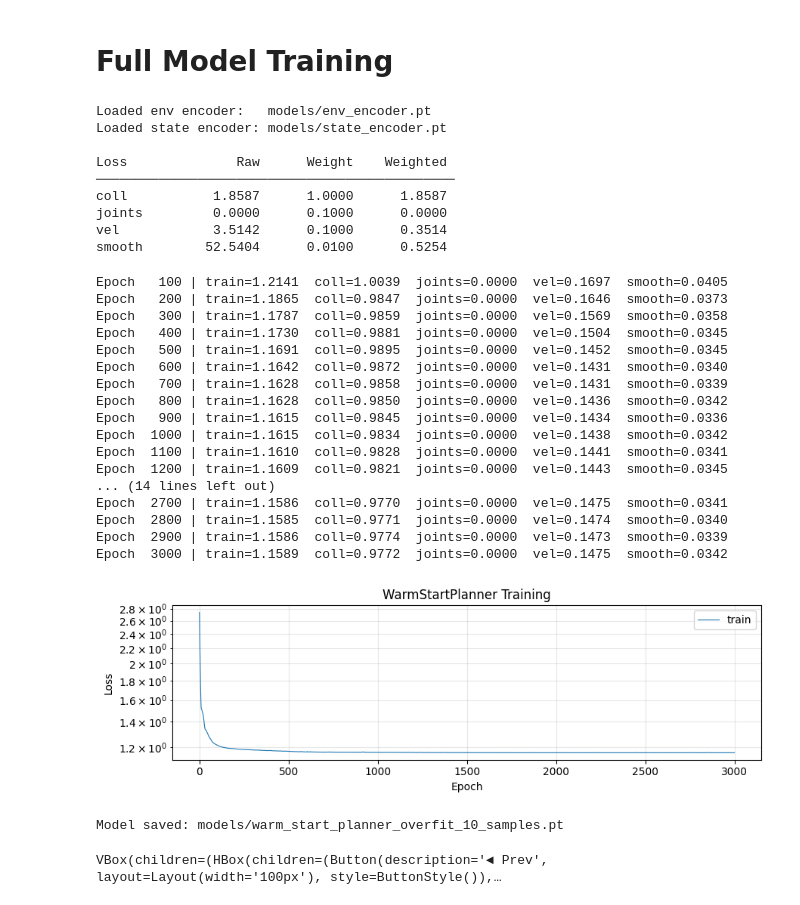
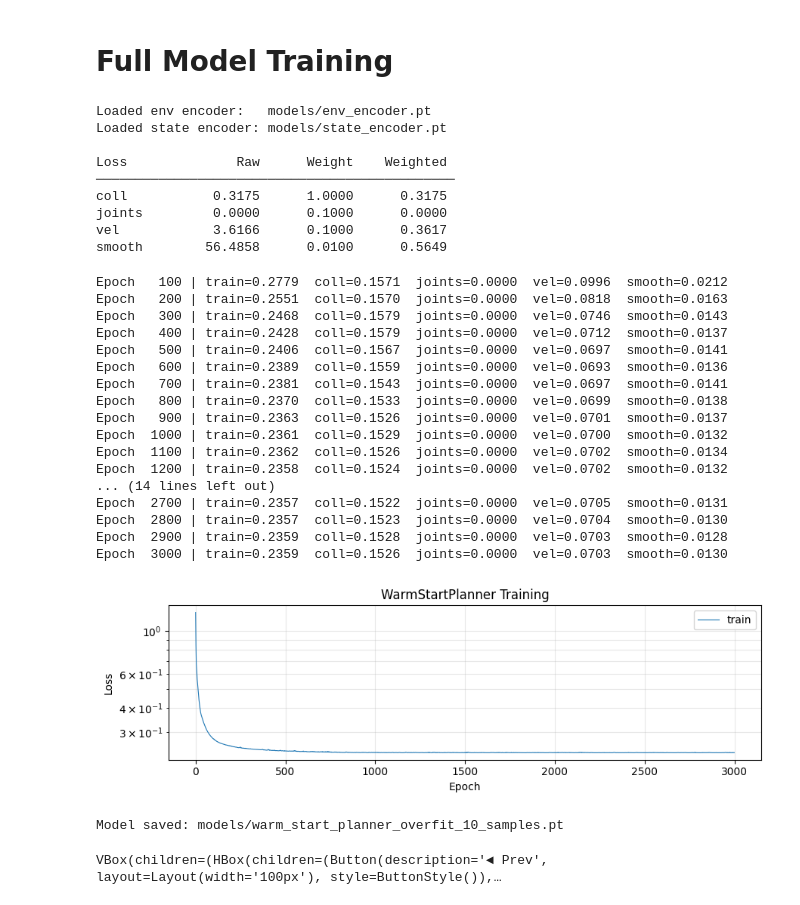
Before and after one commit to mangam-02/Self-Supervised-Learning-for-Robot-Motion-Planning, a Jupyter notebook: src/train.ipynb, the cells around one changed output. Saved outputs shown, nothing was run; the diff lists cells and outputs as text; code cells hidden in the pictures.

```diff
--- a/src/train.ipynb
+++ b/src/train.ipynb
@@ -30,54 +30,54 @@ model, history = train(
     T                   = 50,
     C                   = 10,
     # Pre-trained encoders (set to None to train from scratch)
     env_encoder_path    = "models/env_encoder.pt",
     state_encoder_path  = "models/state_encoder.pt",
     freeze_encoders     = True,
     # Training
     n_epochs            = 3000,
     batch_size          = 10,
     lr                  = 1e-3,
     # Loss weights
     w_coll              = 1.0,
     w_joints            = 0.1,
     w_smooth            = 0.01,
     w_velocity          = 0.1,
     # Loss parameters
-    collision_eps       = 0.5,
+    collision_eps       = 0.2,
     dt                  = 0.1,
     # Misc
     log_every           = 100,
     device              = None,
     save_path           = "models/warm_start_planner_overfit_10_samples.pt",
 )
 # %% [output]
 Loaded env encoder:   models/env_encoder.pt
 Loaded state encoder: models/state_encoder.pt
 
 Loss              Raw      Weight    Weighted
 ──────────────────────────────────────────────
-coll           1.8587      1.0000      1.8587
+coll           0.3175      1.0000      0.3175
 joints         0.0000      0.1000      0.0000
-vel            3.5142      0.1000      0.3514
-smooth        52.5404      0.0100      0.5254
+vel            3.6166      0.1000      0.3617
+smooth        56.4858      0.0100      0.5649
-Epoch   100 | train=1.2141  coll=1.0039  joints=0.0000  vel=0.1697  smooth=0.0405
-Epoch   200 | train=1.1865  coll=0.9847  joints=0.0000  vel=0.1646  smooth=0.0373
-Epoch   300 | train=1.1787  coll=0.9859  joints=0.0000  vel=0.1569  smooth=0.0358
-Epoch   400 | train=1.1730  coll=0.9881  joints=0.0000  vel=0.1504  smooth=0.0345
-Epoch   500 | train=1.1691  coll=0.9895  joints=0.0000  vel=0.1452  smooth=0.0345
-Epoch   600 | train=1.1642  coll=0.9872  joints=0.0000  vel=0.1431  smooth=0.0340
-Epoch   700 | train=1.1628  coll=0.9858  joints=0.0000  vel=0.1431  smooth=0.0339
-Epoch   800 | train=1.1628  coll=0.9850  joints=0.0000  vel=0.1436  smooth=0.0342
-Epoch   900 | train=1.1615  coll=0.9845  joints=0.0000  vel=0.1434  smooth=0.0336
-Epoch  1000 | train=1.1615  coll=0.9834  joints=0.0000  vel=0.1438  smooth=0.0342
-Epoch  1100 | train=1.1610  coll=0.9828  joints=0.0000  vel=0.1441  smooth=0.0341
-Epoch  1200 | train=1.1609  coll=0.9821  joints=0.0000  vel=0.1443  smooth=0.0345
+Epoch   100 | train=0.2779  coll=0.1571  joints=0.0000  vel=0.0996  smooth=0.0212
+Epoch   200 | train=0.2551  coll=0.1570  joints=0.0000  vel=0.0818  smooth=0.0163
+Epoch   300 | train=0.2468  coll=0.1579  joints=0.0000  vel=0.0746  smooth=0.0143
+Epoch   400 | train=0.2428  coll=0.1579  joints=0.0000  vel=0.0712  smooth=0.0137
+Epoch   500 | train=0.2406  coll=0.1567  joints=0.0000  vel=0.0697  smooth=0.0141
+Epoch   600 | train=0.2389  coll=0.1559  joints=0.0000  vel=0.0693  smooth=0.0136
+Epoch   700 | train=0.2381  coll=0.1543  joints=0.0000  vel=0.0697  smooth=0.0141
+Epoch   800 | train=0.2370  coll=0.1533  joints=0.0000  vel=0.0699  smooth=0.0138
+Epoch   900 | train=0.2363  coll=0.1526  joints=0.0000  vel=0.0701  smooth=0.0137
+Epoch  1000 | train=0.2361  coll=0.1529  joints=0.0000  vel=0.0700  smooth=0.0132
+Epoch  1100 | train=0.2362  coll=0.1526  joints=0.0000  vel=0.0702  smooth=0.0134
+Epoch  1200 | train=0.2358  coll=0.1524  joints=0.0000  vel=0.0702  smooth=0.0132
 ... (14 lines left out)
-Epoch  2700 | train=1.1586  coll=0.9770  joints=0.0000  vel=0.1475  smooth=0.0341
-Epoch  2800 | train=1.1585  coll=0.9771  joints=0.0000  vel=0.1474  smooth=0.0340
-Epoch  2900 | train=1.1586  coll=0.9774  joints=0.0000  vel=0.1473  smooth=0.0339
-Epoch  3000 | train=1.1589  coll=0.9772  joints=0.0000  vel=0.1475  smooth=0.0342
+Epoch  2700 | train=0.2357  coll=0.1522  joints=0.0000  vel=0.0705  smooth=0.0131
+Epoch  2800 | train=0.2357  coll=0.1523  joints=0.0000  vel=0.0704  smooth=0.0130
+Epoch  2900 | train=0.2359  coll=0.1528  joints=0.0000  vel=0.0703  smooth=0.0128
+Epoch  3000 | train=0.2359  coll=0.1526  joints=0.0000  vel=0.0703  smooth=0.0130
-[figure, old version]
+[figure, new version]
 Model saved: models/warm_start_planner_overfit_10_samples.pt
 # %%
 # ---- Visualize predicted trajectories ----
```
Also changed, not shown: 5 other files.
